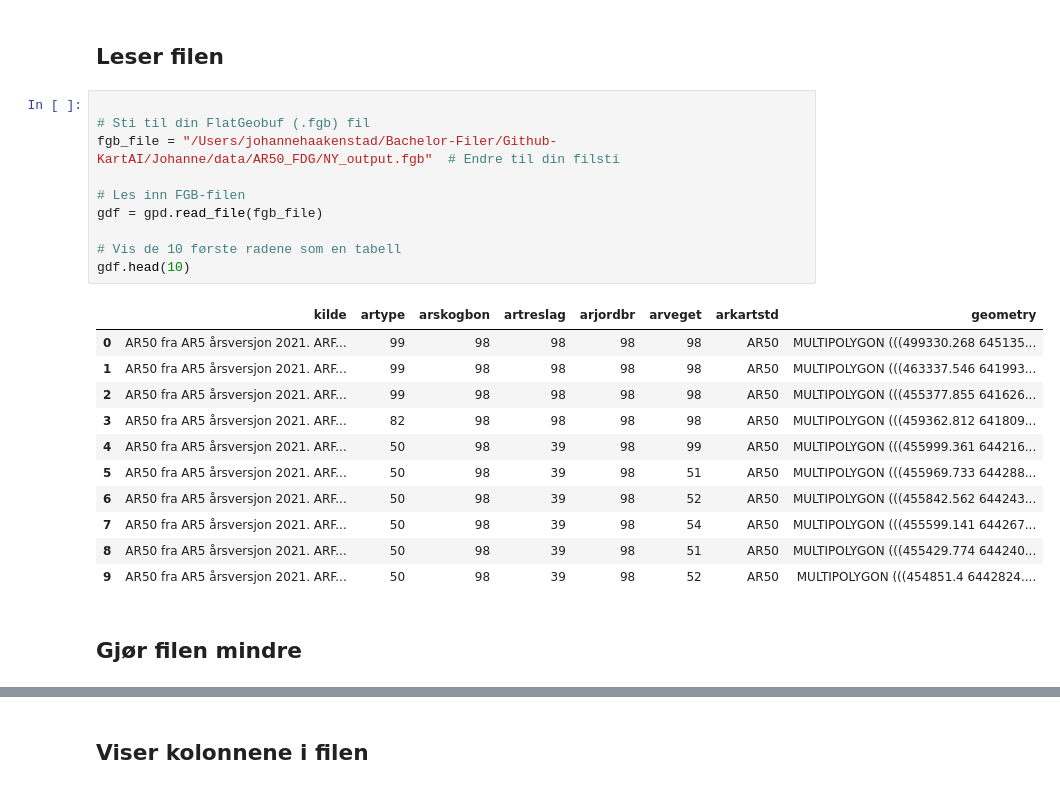
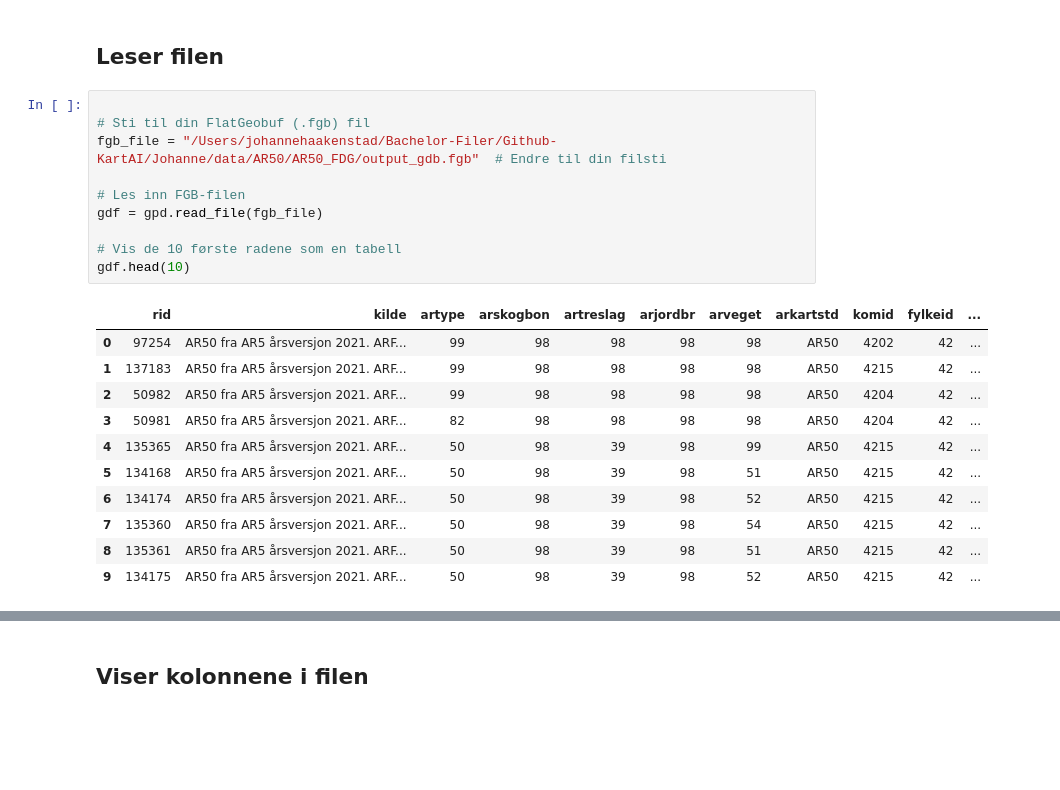
Before and after one commit to kartAI/kaidata_geolake, a Jupyter notebook: Johanne/Geopandas-B2.ipynb, the cells around one changed output, grey strips where cells are left out. Saved outputs shown, nothing was run; the diff lists cells and outputs as text; blank space fills up the shorter version.

```diff
--- a/Johanne/Geopandas-B2.ipynb
+++ b/Johanne/Geopandas-B2.ipynb
@@ -96,24 +102,22 @@ Lagret 'ar50' som /Users/johannehaakenstad/Bachelor-Filer/Github-KartAI/Johanne/
 # %%
 
 # Sti til din FlatGeobuf (.fgb) fil
-fgb_file = "/Users/johannehaakenstad/Bachelor-Filer/Github-KartAI/Johanne/data/AR50_FDG/NY_output.fgb"  # Endre til din filsti
+fgb_file = "/Users/johannehaakenstad/Bachelor-Filer/Github-KartAI/Johanne/data/AR50/AR50_FDG/output_gdb.fgb"  # Endre til din filsti
 
 # Les inn FGB-filen
 gdf = gpd.read_file(fgb_file)
 
 # Vis de 10 første radene som en tabell
 gdf.head(10)
 # %% [output]
-|  | kilde | artype | arskogbon | artreslag | arjordbr | arveget | arkartstd | geometry |
-| 0 | AR50 fra AR5 årsversjon 2021. ARF... | 99 | 98 | 98 | 98 | 98 | AR50 | MULTIPOLYGON (((499330.268 645135... |
-| 1 | AR50 fra AR5 årsversjon 2021. ARF... | 99 | 98 | 98 | 98 | 98 | AR50 | MULTIPOLYGON (((463337.546 641993... |
-| 2 | AR50 fra AR5 årsversjon 2021. ARF... | 99 | 98 | 98 | 98 | 98 | AR50 | MULTIPOLYGON (((455377.855 641626... |
-| 3 | AR50 fra AR5 årsversjon 2021. ARF... | 82 | 98 | 98 | 98 | 98 | AR50 | MULTIPOLYGON (((459362.812 641809... |
-| 4 | AR50 fra AR5 årsversjon 2021. ARF... | 50 | 98 | 39 | 98 | 99 | AR50 | MULTIPOLYGON (((455999.361 644216... |
-| 5 | AR50 fra AR5 årsversjon 2021. ARF... | 50 | 98 | 39 | 98 | 51 | AR50 | MULTIPOLYGON (((455969.733 644288... |
-| 6 | AR50 fra AR5 årsversjon 2021. ARF... | 50 | 98 | 39 | 98 | 52 | AR50 | MULTIPOLYGON (((455842.562 644243... |
-| 7 | AR50 fra AR5 årsversjon 2021. ARF... | 50 | 98 | 39 | 98 | 54 | AR50 | MULTIPOLYGON (((455599.141 644267... |
-| 8 | AR50 fra AR5 årsversjon 2021. ARF... | 50 | 98 | 39 | 98 | 51 | AR50 | MULTIPOLYGON (((455429.774 644240... |
-| 9 | AR50 fra AR5 årsversjon 2021. ARF... | 50 | 98 | 39 | 98 | 52 | AR50 | MULTIPOLYGON (((454851.4 6442824.... |
+|  | rid | kilde | artype | arskogbon | artreslag | arjordbr | arveget | arkartstd | komid | fylkeid | ... |
+| 0 | 97254 | AR50 fra AR5 årsversjon 2021. ARF... | 99 | 98 | 98 | 98 | 98 | AR50 | 4202 | 42 | ... |
+| 1 | 137183 | AR50 fra AR5 årsversjon 2021. ARF... | 99 | 98 | 98 | 98 | 98 | AR50 | 4215 | 42 | ... |
+| 2 | 50982 | AR50 fra AR5 årsversjon 2021. ARF... | 99 | 98 | 98 | 98 | 98 | AR50 | 4204 | 42 | ... |
+| 3 | 50981 | AR50 fra AR5 årsversjon 2021. ARF... | 82 | 98 | 98 | 98 | 98 | AR50 | 4204 | 42 | ... |
+| 4 | 135365 | AR50 fra AR5 årsversjon 2021. ARF... | 50 | 98 | 39 | 98 | 99 | AR50 | 4215 | 42 | ... |
+| 5 | 134168 | AR50 fra AR5 årsversjon 2021. ARF... | 50 | 98 | 39 | 98 | 51 | AR50 | 4215 | 42 | ... |
+| 6 | 134174 | AR50 fra AR5 årsversjon 2021. ARF... | 50 | 98 | 39 | 98 | 52 | AR50 | 4215 | 42 | ... |
+| 7 | 135360 | AR50 fra AR5 årsversjon 2021. ARF... | 50 | 98 | 39 | 98 | 54 | AR50 | 4215 | 42 | ... |
+| 8 | 135361 | AR50 fra AR5 årsversjon 2021. ARF... | 50 | 98 | 39 | 98 | 51 | AR50 | 4215 | 42 | ... |
+| 9 | 134175 | AR50 fra AR5 årsversjon 2021. ARF... | 50 | 98 | 39 | 98 | 52 | AR50 | 4215 | 42 | ... |
-# %% [markdown]
-## Gjør filen mindre
```
Also changed, not shown: parts of 36 cells of this notebook, 3 other files.
